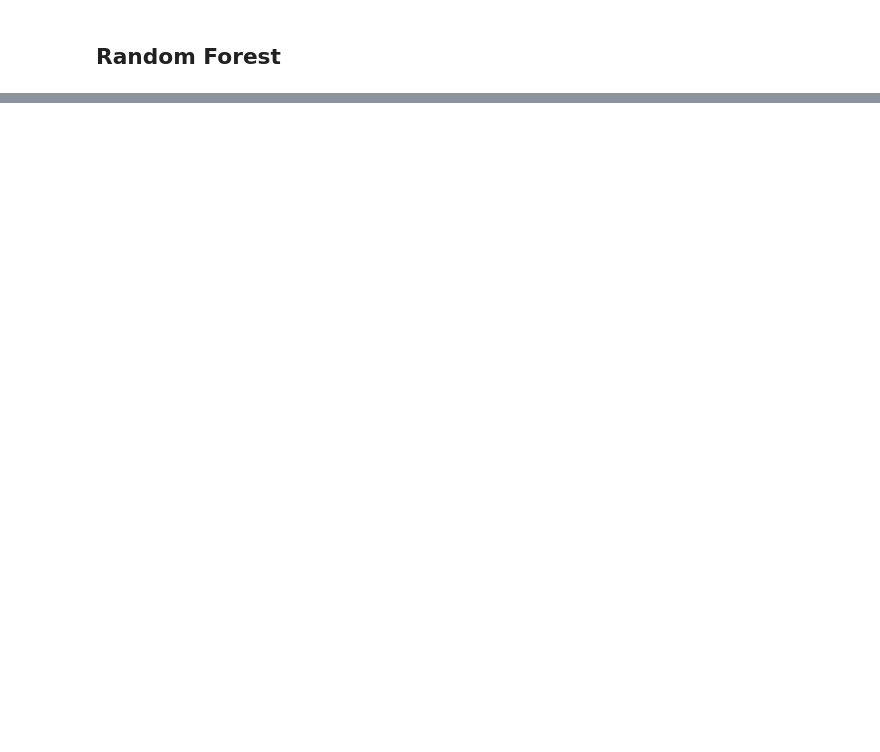
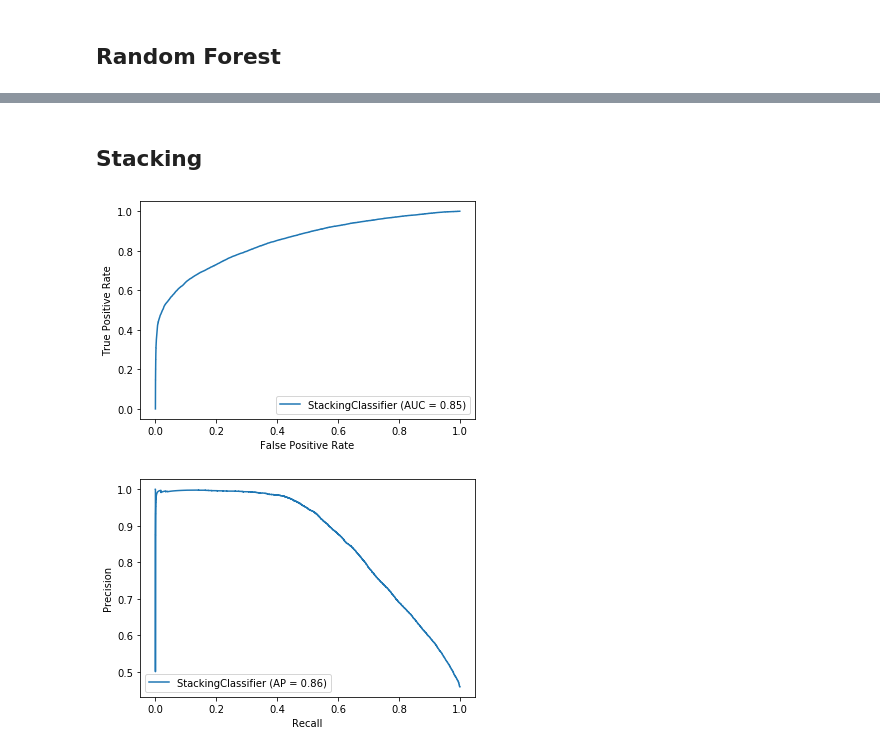
Before and after one commit to alielabridi/NTDS_2019, a Jupyter notebook: projects/classification/classification.ipynb, the cells around one changed output, grey strips where cells are left out. Saved outputs shown, nothing was run; the diff lists cells and outputs as text; code cells hidden in the pictures; blank space fills up the shorter version.

```diff
--- a/projects/classification/classification.ipynb
+++ b/projects/classification/classification.ipynb
@@ -126,0 +187,7 @@ print(gs_results_xgb.best_params_)
+# %%
+X, y = df_sample.drop("Label", axis=1), df_sample[["Label"]]
+X, y = X.values, y.values
+X_train, X_test, y_train, y_test = train_test_split(X, y, test_size=0.2)
+scaler = StandardScaler()
+X_train = scaler.fit_transform(X_train)
+X_test = scaler.transform(X_test)
@@ -126,0 +271,14 @@ print(gs_results_xgb.best_params_)
+# %%
+grid_params_gb = {
+    'max_depth': [7, 9, 11],
+    'n_estimators': [100, 200],
+    'learning_rate': [0.05, 0.01]
+}
+gs_gb = GridSearchCV(GradientBoostingClassifier(), grid_params_gb, verbose = 1, cv = 4, n_jobs = -1)
+gs_results_gb = gs_gb.fit(X_train, y_train)
+print(gs_results_gb.best_score_)
+print(gs_results_gb.best_estimator_)
+print(gs_results_gb.best_params_)
+rf_roc = plot_roc_curve(gs_results_gb.best_estimator_, X_test, y_test)
+rf_precision_recall = plot_precision_recall_curve(gs_results_gb.best_estimator_, X_test, y_test)
+plt.show()
@@ -126,0 +305,12 @@ print(gs_results_xgb.best_params_)
+# %%
+grid_params_rc = {
+    "alpha": [1.0, 0.1, 0.05, 0.5]
+}
+gs_rc = GridSearchCV(RidgeClassifier(), grid_params_rc, verbose = 1, cv = 4, n_jobs = -1)
+gs_results_rc = gs_rc.fit(X_train, y_train)
+print(gs_results_rc.best_score_)
+print(gs_results_rc.best_estimator_)
+print(gs_results_rc.best_params_)
+rc_roc = plot_roc_curve(gs_results_rc.best_estimator_, X_test, y_test)
+rc_precision_recall = plot_precision_recall_curve(gs_results_rc.best_estimator_, X_test, y_test)
+plt.show()
@@ -126,0 +328,15 @@ print(gs_results_xgb.best_params_)
+# %% [markdown]
+## Stacking
+# %%
+estimators = [('rf', gs_results_rf.best_estimator_),
+             ('xgb', gs_results_xgb.best_estimator_),
+             ('gb', gs_results_gb.best_estimator_),
+             ('rc', gs_results_rc.best_estimator_),]
+clf = StackingClassifier(estimators=estimators, final_estimator=LogisticRegression(), n_jobs=-1)
+clf.fit(X_train, y_train)
+rf_roc = plot_roc_curve(clf, X_test, y_test)
+rf_precision_recall = plot_precision_recall_curve(clf, X_test, y_test)
+plt.show()
+# %% [output]
+[figure, added]
+[figure, added]
```
Also changed, not shown: parts of 35 cells of this notebook.
